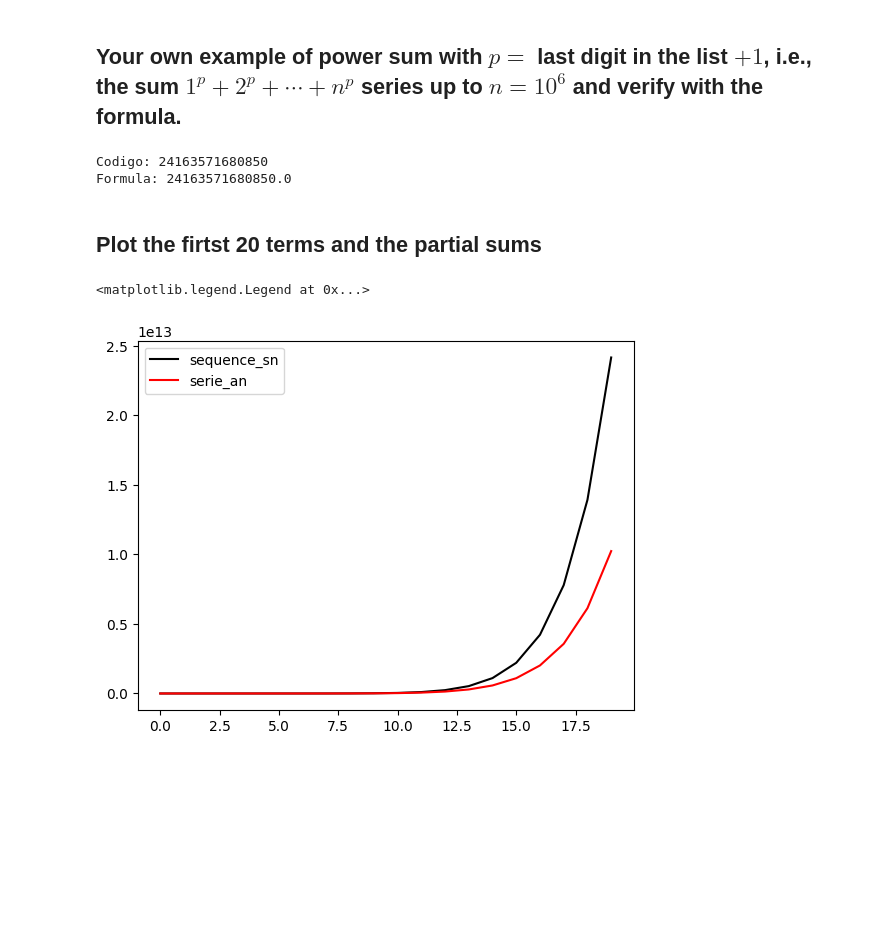
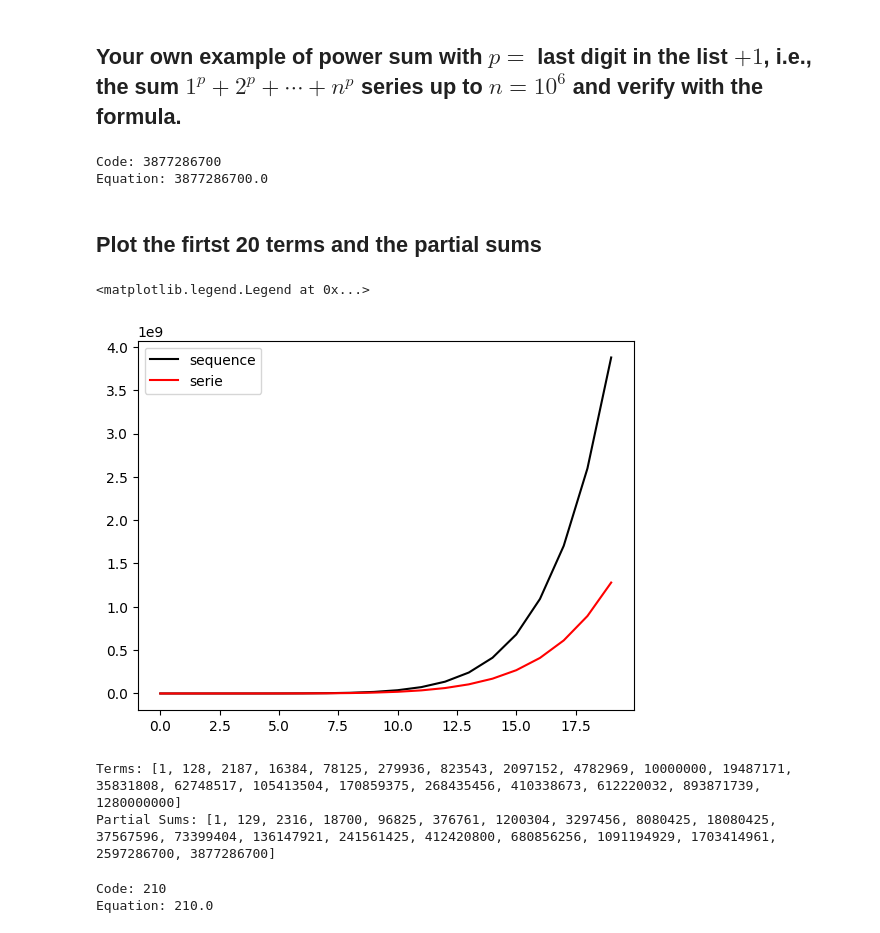
Before and after one commit to jpastor1649/Metodos-Numericos-2024II, a Jupyter notebook: Lab3/jpastorArithmeticSeriesGeometricSeriesPowerSums.ipynb, the cells around one changed output. Drawn from its saved outputs; the diff is of its cells as text; code cells hidden in the pictures; blank space fills up the shorter version.

```diff
--- a/Lab3/jpastorArithmeticSeriesGeometricSeriesPowerSums.ipynb
+++ b/Lab3/jpastorArithmeticSeriesGeometricSeriesPowerSums.ipynb
@@ -410,14 +420,14 @@ $$
 # %% [markdown]
 ## Sum the  geometric with  $r=\frac{1}{2}$ add the series up to 10**3 and verify with the formula.
 # %%
-sequence_sn = []
-serie_an = []
+sequence = []
+serie = []
 n = 60
 r = 1/2
 S_n = 0
 for k in range(0, n+1):
   a_k = r**k
   S_n += a_k
-  sequence_sn.append(S_n)
-  serie_an.append(a_k)
+  sequence.append(S_n)
+  serie.append(a_k)
 # %%
@@ -438,14 +451,15 @@ plt.legend()
 # %% [markdown]
 ## Your own examples of a geometric series with $r=\frac{1}{d+1}$  with $d$ add the series up to 10**3 and verify with the formula.
 # %%
-sequence_sn = []
-serie_an = []
-n = 60
-r = 1/(6+1)
+sequence = []
+serie = []
+n = 1000
+d = 6  #Last digit = 6
+r = 1/(d+1)
 S_n = 0
 for k in range(0, n+1):
   a_k = r**k
   S_n += a_k
-  sequence_sn.append(S_n)
-  serie_an.append(a_k)
+  sequence.append(S_n)
+  serie.append(a_k)
 # %%
@@ -468,42 +485,52 @@ plt.legend()
 # %% [markdown]
 ## Your own example of power sum with $p =$ last digit in the list $+ 1$, i.e., the sum $1^p+2^p+\cdots + n^p$  series up to  $n=10^6$  and verify with the formula.
 # %%
-sequence_sn = []
-serie_an = []
+sequence = []
+serie = []
 n = 20
-p = 10 #Code p = 9 + 1 (last digit=9)
+a = 6   #Last digit = 6
+p = a + 1
 S_n = 0
 for k in range(1,n+1):
   a_n = k ** (p)
   S_n = S_n + a_n
-  sequence_sn.append(S_n)
-  serie_an.append(a_n)
+  sequence.append(S_n)
+  serie.append(a_n)
 # %%
-print(f"Codigo: {S_n}")
-print(f"Formula: {(1/66)*(6*n**11+33*n**10+55*n**9-66*n**7+66*n**5-33*n**3+5*n)}")
+print(f"Code: {S_n}")
+print(f"Equation: {(1/24)*(3*n**8 + 12*n**7 + 14*n**6 - 7*n**4 + 2*n**2)}")
 # %% [output]
-Codigo: 24163571680850
-Formula: 24163571680850.0
+Code: 3877286700
+Equation: 3877286700.0
 # %% [markdown]
 ## Plot the firtst 20 terms and the partial sums
 # %%
-plt.plot(sequence_sn, color='black',label='sequence_sn')
-plt.plot(serie_an, color='red',label='serie_an')
+plt.plot(sequence, color='black',label='sequence')
+plt.plot(serie, color='red',label='serie')
 plt.legend()
 # %% [output]
 <matplotlib.legend.Legend at 0x...>
-[figure, old version]
+[figure, new version]
+# %%
+print(f"Terms: {serie[:20]}")
+print(f"Partial Sums: {sequence[:20]}")
+# %% [output]
+Terms: [1, 128, 2187, 16384, 78125, 279936, 823543, 2097152, 4782969, 10000000, 19487171, 35831808, 62748517, 105413504, 170859375, 268435456, 410338673, 612220032, 893871739, 1280000000]
+Partial Sums: [1, 129, 2316, 18700, 96825, 376761, 1200304, 3297456, 8080425, 18080425, 37567596, 73399404, 136147921, 241561425, 412420800, 680856256, 1091194929, 1703414961, 2597286700, 3877286700]
 # %%
-sequence_sn = []
-serie_an = []
+sequence = []
+serie = []
 n = 20
-p = 1 #otro numero
+p = 1 #Other number
 S_n = 0
 for k in range(1,n+1):
   a_n = k ** (p)
   S_n = S_n + a_n
-  sequence_sn.append(S_n)
-  serie_an.append(a_n)
-plt.plot(sequence_sn, color='black',label='sequence_sn')
-plt.plot(serie_an, color='red',label='serie_an')
-plt.legend()
+  sequence.append(S_n)
+  serie.append(a_n)
+
+print(f"Code: {S_n}")
+print(f"Equation: {(1/2)*n*(n+1)}")
+# %% [output]
+Code: 210
+Equation: 210.0
```
Also changed, not shown: parts of 20 cells of this notebook.
